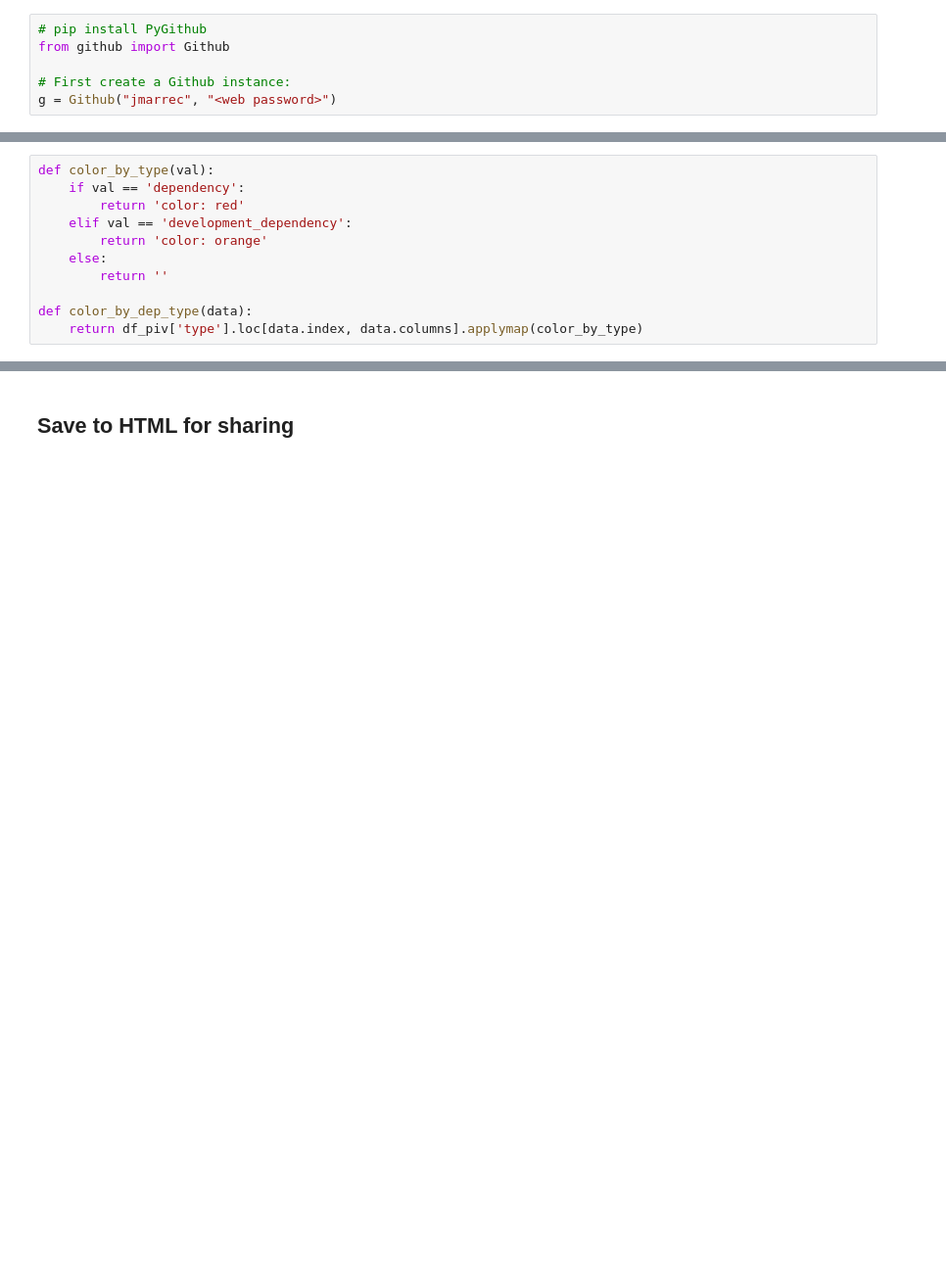
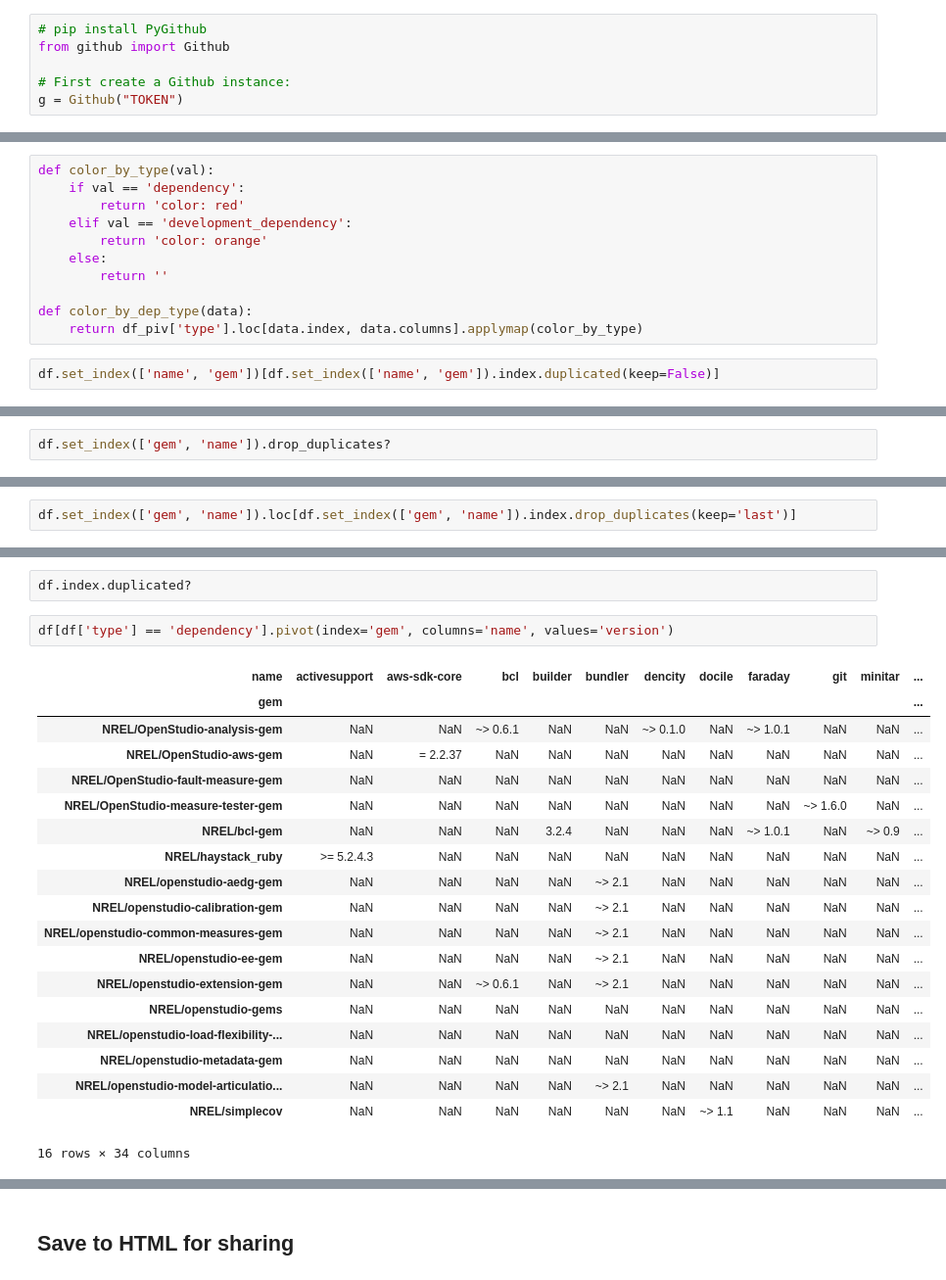
Before and after one commit to jmarrec/OpenStudio-update-gems, a Jupyter notebook: Check_OpenStudio_Gems_Versions.ipynb, the cells around one changed output, grey strips where cells are left out. Shown at 98% size. Cells and saved outputs as stored; diff of their text form; blank space fills up the shorter version.

```diff
--- a/Check_OpenStudio_Gems_Versions.ipynb
+++ b/Check_OpenStudio_Gems_Versions.ipynb
@@ -19,7 +19,7 @@ THIS_DIR
 from github import Github
 
 # First create a Github instance:
-g = Github("jmarrec", "<web password>")
+g = Github("TOKEN")
 # %% [markdown]
 ## Filter on repos that have 'Ruby' as a language
 # %%
@@ -161,3 +218,5 @@ def color_by_type(val):
 
 def color_by_dep_type(data):
     return df_piv['type'].loc[data.index, data.columns].applymap(color_by_type)
+# %%
+df.set_index(['name', 'gem'])[df.set_index(['name', 'gem']).index.duplicated(keep=False)]
@@ -163,0 +234,2 @@ def color_by_dep_type(data):
+# %%
+df.set_index(['gem', 'name']).drop_duplicates?
@@ -163,0 +238,2 @@ def color_by_dep_type(data):
+# %%
+df.set_index(['gem', 'name']).loc[df.set_index(['gem', 'name']).index.drop_duplicates(keep='last')]
@@ -164,3 +262,27 @@ def color_by_dep_type(data):
+# %%
+df.index.duplicated?
+# %%
+df[df['type'] == 'dependency'].pivot(index='gem', columns='name', values='version')
+# %% [output]
+| name | activesupport | aws-sdk-core | bcl | builder | bundler | dencity | docile | faraday | git | minitar | ... |
+| gem |  |  |  |  |  |  |  |  |  |  | ... |
+| NREL/OpenStudio-analysis-gem | NaN | NaN | ~> 0.6.1 | NaN | NaN | ~> 0.1.0 | NaN | ~> 1.0.1 | NaN | NaN | ... |
+| NREL/OpenStudio-aws-gem | NaN | = 2.2.37 | NaN | NaN | NaN | NaN | NaN | NaN | NaN | NaN | ... |
+| NREL/OpenStudio-fault-measure-gem | NaN | NaN | NaN | NaN | NaN | NaN | NaN | NaN | NaN | NaN | ... |
+| NREL/OpenStudio-measure-tester-gem | NaN | NaN | NaN | NaN | NaN | NaN | NaN | NaN | ~> 1.6.0 | NaN | ... |
+| NREL/bcl-gem | NaN | NaN | NaN | 3.2.4 | NaN | NaN | NaN | ~> 1.0.1 | NaN | ~> 0.9 | ... |
+| NREL/haystack_ruby | >= 5.2.4.3 | NaN | NaN | NaN | NaN | NaN | NaN | NaN | NaN | NaN | ... |
+| NREL/openstudio-aedg-gem | NaN | NaN | NaN | NaN | ~> 2.1 | NaN | NaN | NaN | NaN | NaN | ... |
+| NREL/openstudio-calibration-gem | NaN | NaN | NaN | NaN | ~> 2.1 | NaN | NaN | NaN | NaN | NaN | ... |
+| NREL/openstudio-common-measures-gem | NaN | NaN | NaN | NaN | ~> 2.1 | NaN | NaN | NaN | NaN | NaN | ... |
+| NREL/openstudio-ee-gem | NaN | NaN | NaN | NaN | ~> 2.1 | NaN | NaN | NaN | NaN | NaN | ... |
+| NREL/openstudio-extension-gem | NaN | NaN | ~> 0.6.1 | NaN | ~> 2.1 | NaN | NaN | NaN | NaN | NaN | ... |
+| NREL/openstudio-gems | NaN | NaN | NaN | NaN | NaN | NaN | NaN | NaN | NaN | NaN | ... |
+| NREL/openstudio-load-flexibility-... | NaN | NaN | NaN | NaN | NaN | NaN | NaN | NaN | NaN | NaN | ... |
+| NREL/openstudio-metadata-gem | NaN | NaN | NaN | NaN | NaN | NaN | NaN | NaN | NaN | NaN | ... |
+| NREL/openstudio-model-articulatio... | NaN | NaN | NaN | NaN | ~> 2.1 | NaN | NaN | NaN | NaN | NaN | ... |
+| NREL/simplecov | NaN | NaN | NaN | NaN | NaN | NaN | ~> 1.1 | NaN | NaN | NaN | ... |
+16 rows × 34 columns
 # %%
 # df.pivot(index='name', columns='gem', values='version')
 
```
Also changed, not shown: parts of 19 cells of this notebook, 3 other files.
